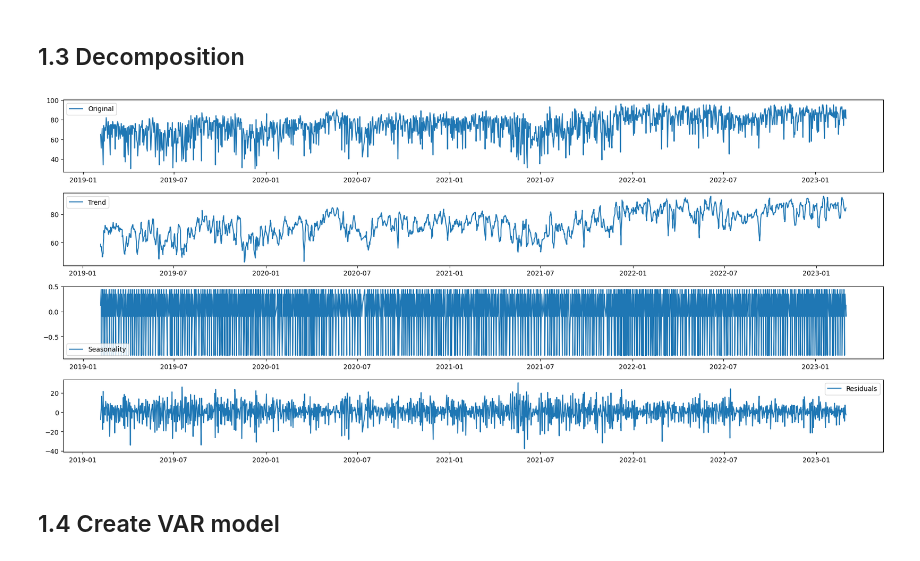
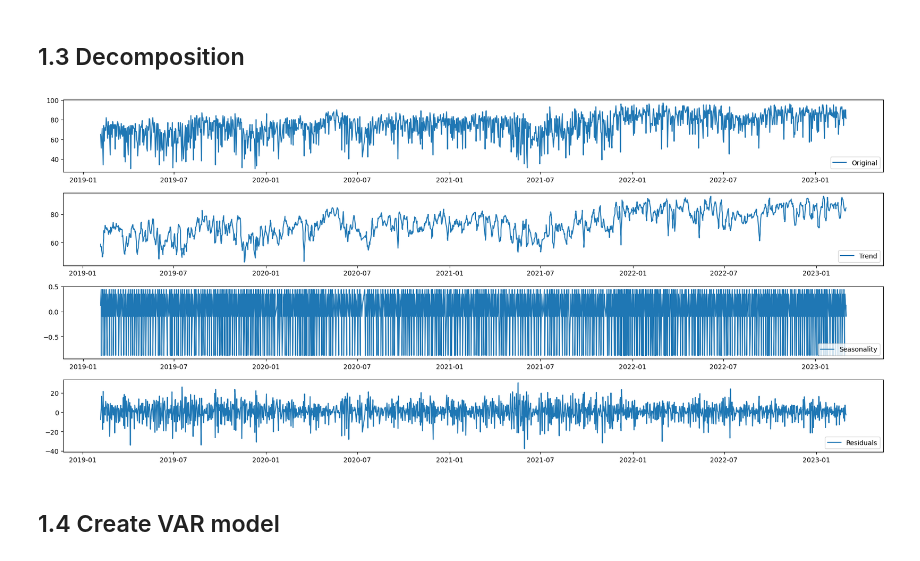
Before and after one commit to brozena/oura_mood_VAR, a Jupyter notebook: notebooks/project.ipynb, the cells around one changed output. Cells and saved outputs as stored; diff of their text form; code cells hidden in the pictures.

Commit message:
Add savefig to plots

```diff
--- a/notebooks/project.ipynb
+++ b/notebooks/project.ipynb
@@ -228,28 +228,30 @@ plot_pacf(test_ts);
 # %%
 from statsmodels.tsa.seasonal import seasonal_decompose
 decomposition = seasonal_decompose(test_ts, period=7)
 
 trend = decomposition.trend
 seasonal = decomposition.seasonal
 residual = decomposition.resid
 
 fig = plt.figure(figsize=(18,8))
 
 plt.subplot(411)
 plt.plot(test_ts, label='Original')
-plt.legend(loc='best')
+plt.legend(loc='lower right')
 plt.subplot(412)
 plt.plot(trend, label='Trend')
-plt.legend(loc='best')
+plt.legend(loc='lower right')
 plt.subplot(413)
 plt.plot(seasonal,label='Seasonality')
-plt.legend(loc='best')
+plt.legend(loc='lower right')
 plt.subplot(414)
 plt.plot(residual, label='Residuals')
-plt.legend(loc='best')
+plt.legend(loc='lower right')
 plt.tight_layout()
+
+plt.savefig('plots/decomposition.png', dpi=300)
 # %% [output]
-[figure, old version]
+[figure, new version]
 # %% [markdown]
 ## 1.4 Create VAR model
 # %%
```
Also changed, not shown: parts of 7 cells of this notebook, 13 other files.
